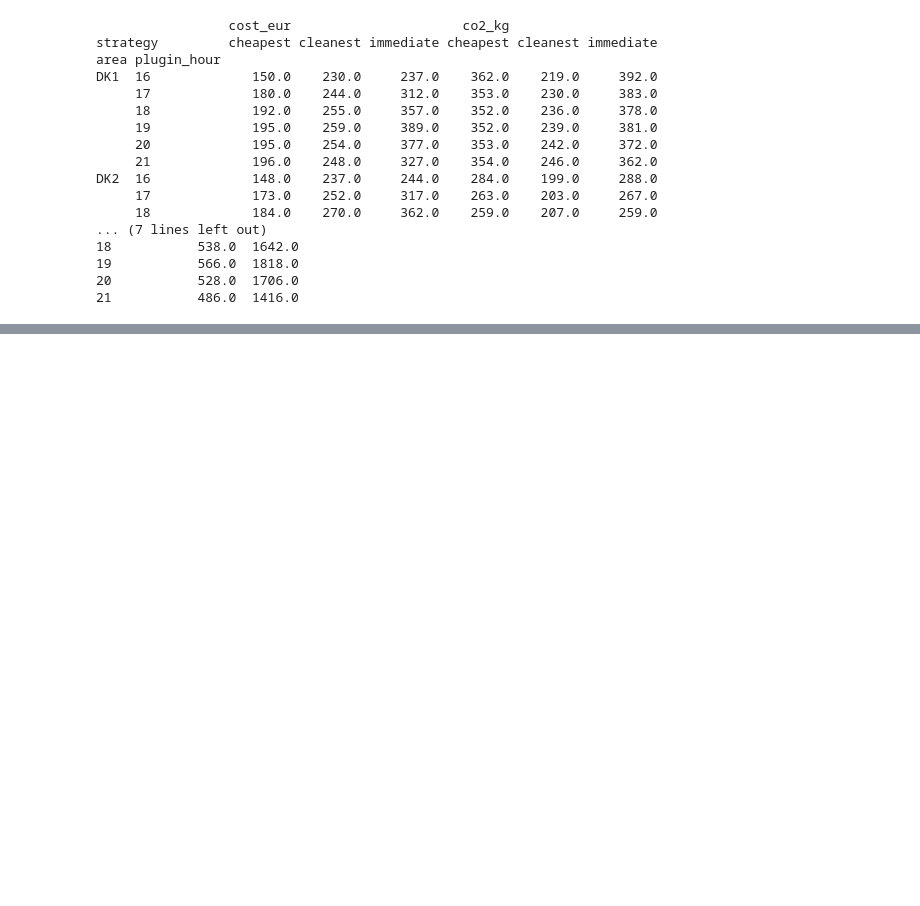
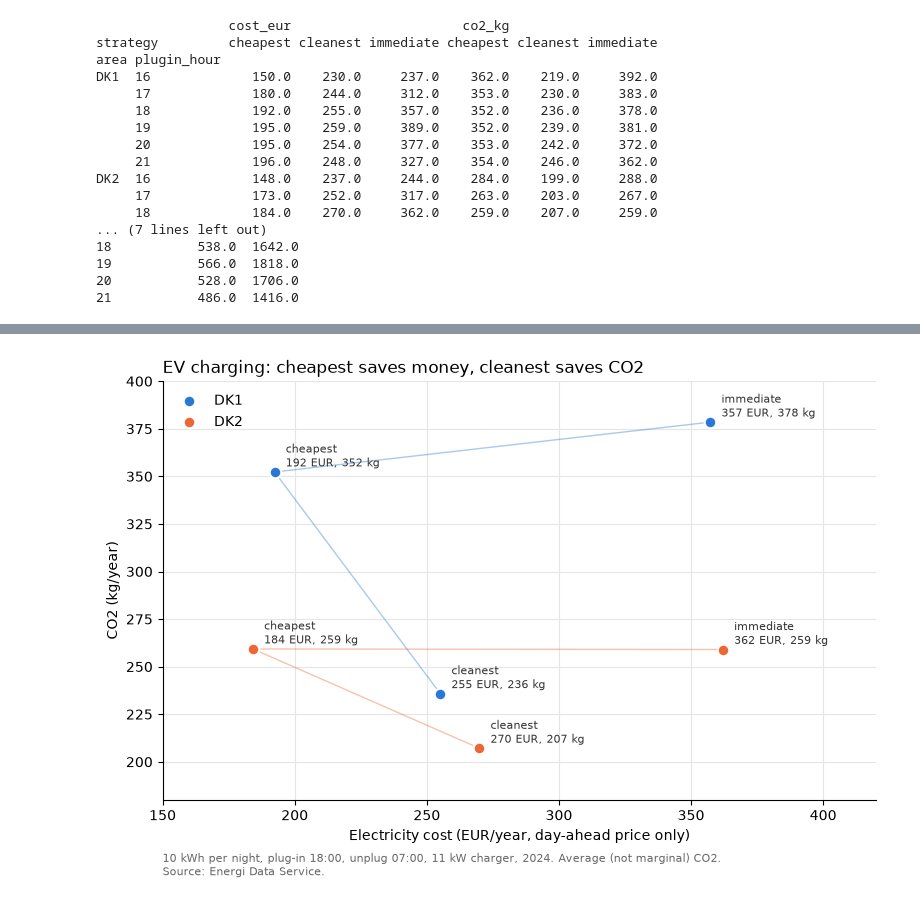
Before and after one commit to MatPicca/Denmark_Clean_vs_Cheap_el, a Jupyter notebook: 03_felxibility.ipynb, the cells around one changed output, grey strips where cells are left out. Saved outputs shown, nothing was run; the diff lists cells and outputs as text; code cells hidden in the pictures; blank space fills up the shorter version.

```diff
--- a/03_felxibility.ipynb
+++ b/03_felxibility.ipynb
@@ -373,0 +439,32 @@ DK2  16             148.0    237.0     244.0    284.0    199.0     288.0
+# %%
+colors = {"DK1": "#2a78d6", "DK2": "#eb6834"}
+order = ["immediate", "cheapest", "cleanest"]
+
+fig, ax = plt.subplots(figsize=(8, 5.5))
+for area in ["DK1", "DK2"]:
+    pts = yearly.loc[area].loc[order]   # 3 rows: one per strategy
+    # thin line linking the 3 strategies of the same area
+    ax.plot(pts["cost_eur"], pts["co2_kg"], color=colors[area], linewidth=1, alpha=0.4)
+    ax.scatter(pts["cost_eur"], pts["co2_kg"], color=colors[area], s=70, zorder=3, label=area,
+               edgecolor="white", linewidth=1.5)
+    # label each point with strategy name and values
+    for strategy in order:
+        x = pts.loc[strategy, "cost_eur"]
+        y = pts.loc[strategy, "co2_kg"]
+        ax.annotate(f"{strategy}\n{x:.0f} EUR, {y:.0f} kg", (x, y), xytext=(8, 4),
+                    textcoords="offset points", fontsize=8, color="#333333")
+
+ax.set_xlim(150, 420)
+ax.set_ylim(180, 400)
+ax.set_xlabel("Electricity cost (EUR/year, day-ahead price only)")
+ax.set_ylabel("CO2 (kg/year)")
+ax.set_title("EV charging: cheapest saves money, cleanest saves CO2", loc="left")
+ax.text(0, -0.18, "10 kWh per night, plug-in 18:00, unplug 07:00, 11 kW charger, 2024. Average (not marginal) CO2.\n"
+        "Source: Energi Data Service.", transform=ax.transAxes, fontsize=8, color="#666666")
+ax.grid(color="#e5e5e5")
+ax.spines[["top", "right"]].set_visible(False)
+ax.legend(frameon=False, loc="upper left")
+plt.tight_layout()
+plt.show()
+# %% [output]
+[figure, added]
```
Also changed, not shown: parts of 5 cells of this notebook, 4 other files.
